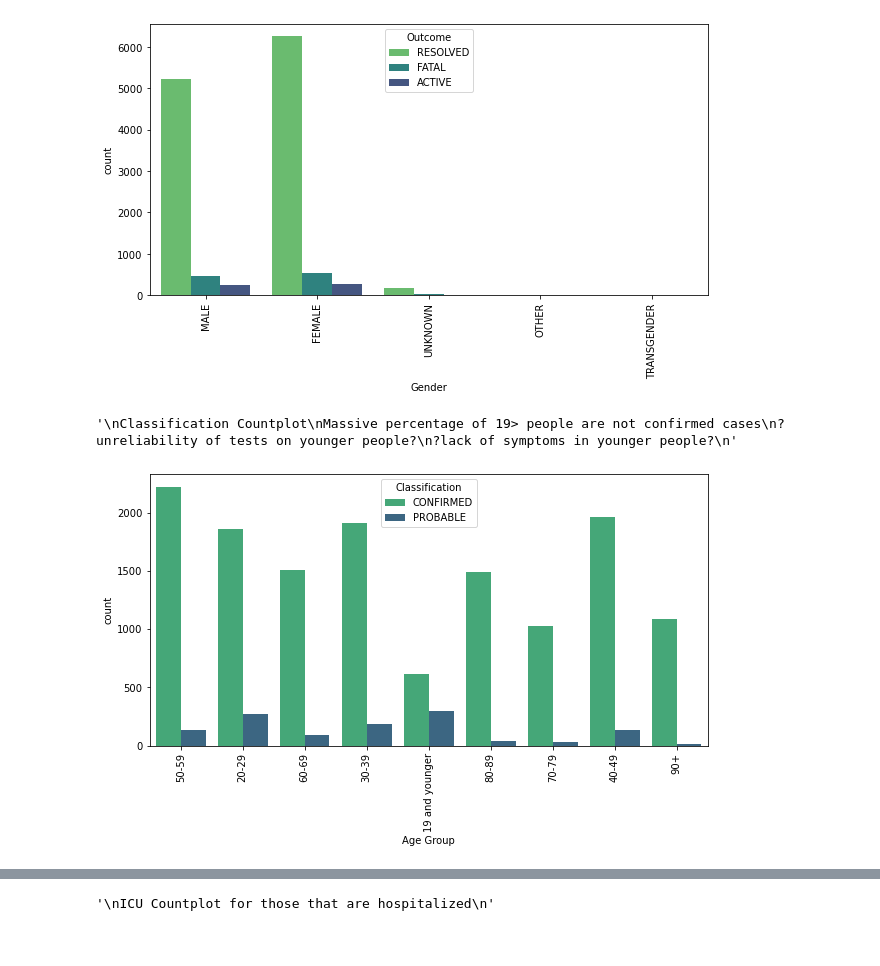
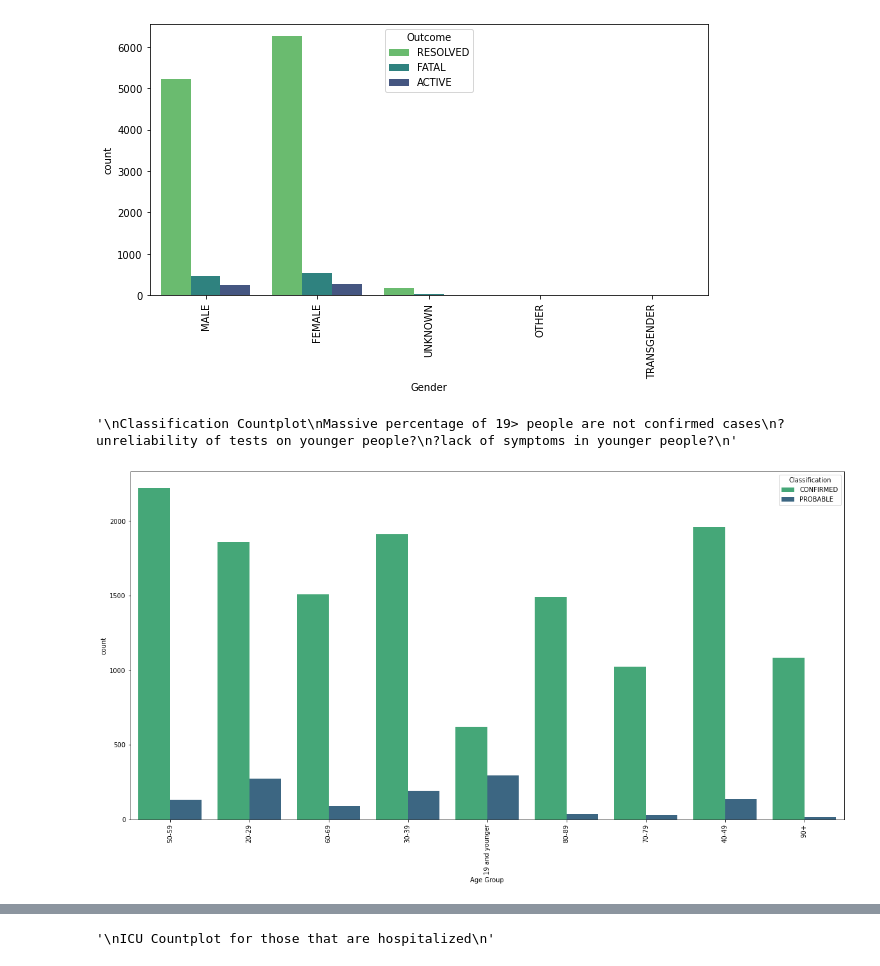
Before and after one commit to data301-2020-winter1/course-project-group_6022, a Jupyter notebook: analysis/Jonathan/milestone3.ipynb, the cells around one changed output, grey strips where cells are left out. Saved outputs shown, nothing was run; the diff lists cells and outputs as text; code cells hidden in the pictures.

```diff
--- a/analysis/Jonathan/milestone3.ipynb
+++ b/analysis/Jonathan/milestone3.ipynb
@@ -74,17 +74,17 @@ sns.countplot(x= 'Gender',hue = 'Outcome', data=df,palette = 'viridis_r' )
 [figure]
 # %%
 df = pd.read_csv(sc.autopath(path))#need raw data to account for all potential cases
-plt.figure(figsize=(10,5))
+plt.figure(figsize=(20,10))
 plt.xticks(rotation=90)
 sns.countplot(x= 'Age Group',hue = 'Classification',data = df, palette = 'viridis_r' )
 """
 Classification Countplot
 Massive percentage of 19> people are not confirmed cases
 ?unreliability of tests on younger people?
 ?lack of symptoms in younger people?
 """
 # %% [output]
 '\nClassification Countplot\nMassive percentage of 19> people are not confirmed cases\n?unreliability of tests on younger people?\n?lack of symptoms in younger people?\n'
-[figure, old version]
+[figure, new version]
 # %%
 df = sc.load_and_process(path)
```
Also changed, not shown: parts of 1 cell of this notebook, 2 other files.
